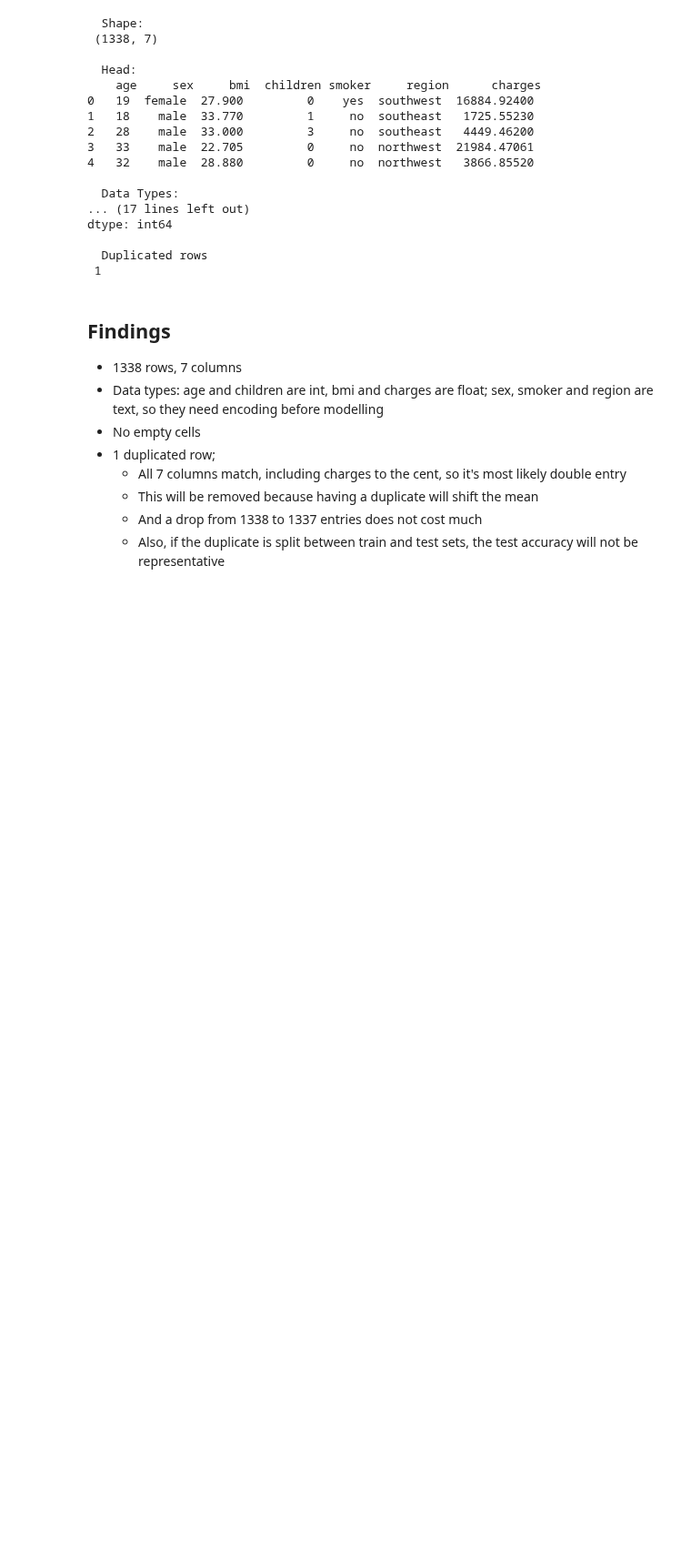
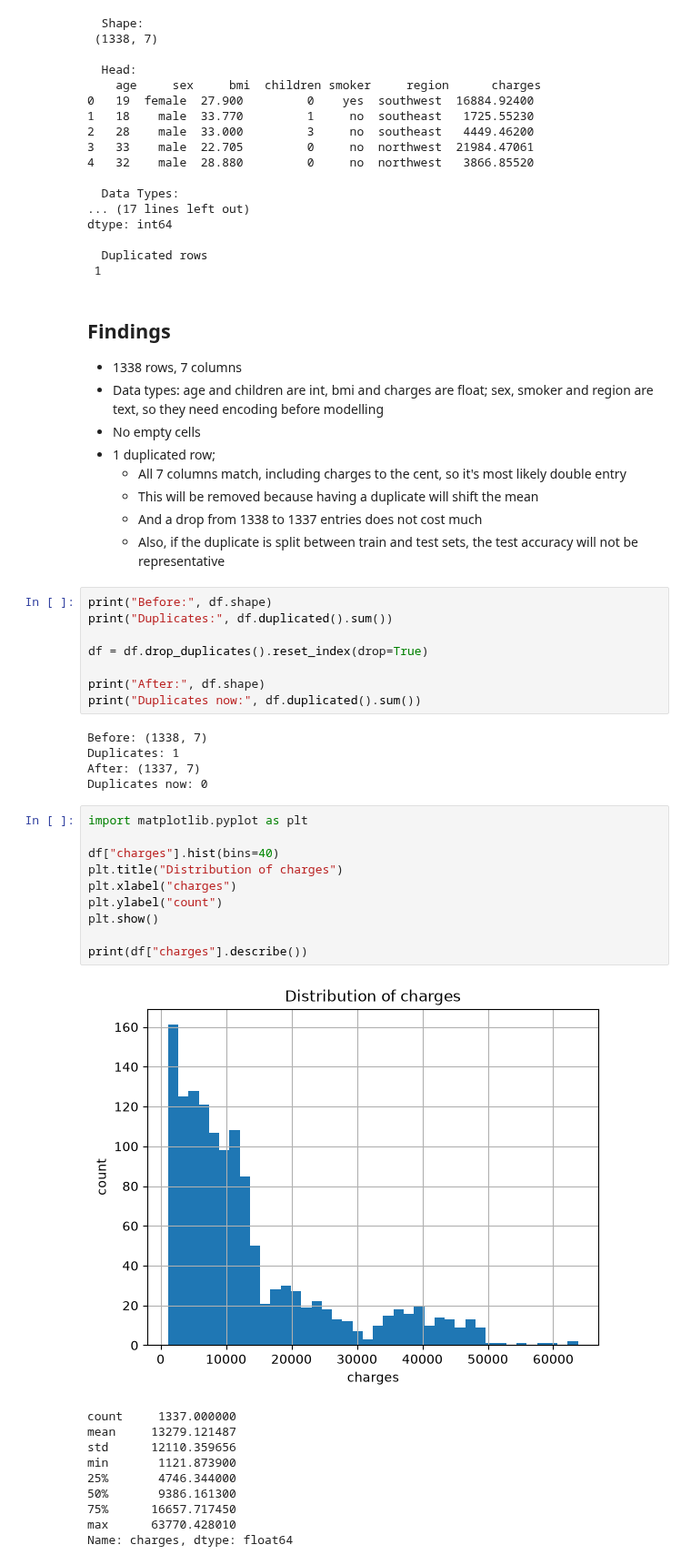
Before and after one commit to RebbelPigman/DA-Practice-01, a Jupyter notebook: notebooks/02_clean_eda.ipynb, the cells around one changed output. Shown at 91% size. Cells and saved outputs as stored; diff of their text form; blank space fills up the shorter version.

```diff
--- a/notebooks/02_clean_eda.ipynb
+++ b/notebooks/02_clean_eda.ipynb
@@ -39,3 +39,37 @@ dtype: int64
   - This will be removed because having a duplicate will shift the mean
   - And a drop from 1338 to 1337 entries does not cost much
   - Also, if the duplicate is split between train and test sets, the test accuracy will not be representative
+# %%
+print("Before:", df.shape)
+print("Duplicates:", df.duplicated().sum())
+
+df = df.drop_duplicates().reset_index(drop=True)
+
+print("After:", df.shape)
+print("Duplicates now:", df.duplicated().sum())
+# %% [output]
+Before: (1338, 7)
+Duplicates: 1
+After: (1337, 7)
+Duplicates now: 0
+# %%
+import matplotlib.pyplot as plt
+
+df["charges"].hist(bins=40)
+plt.title("Distribution of charges")
+plt.xlabel("charges")
+plt.ylabel("count")
+plt.show()
+
+print(df["charges"].describe())
+# %% [output]
+[figure, added]
+count     1337.000000
+mean     13279.121487
+std      12110.359656
+min       1121.873900
+25%       4746.344000
+50%       9386.161300
+75%      16657.717450
+max      63770.428010
+Name: charges, dtype: float64
```
Also changed, not shown: parts of 5 cells of this notebook, 1 other file.
